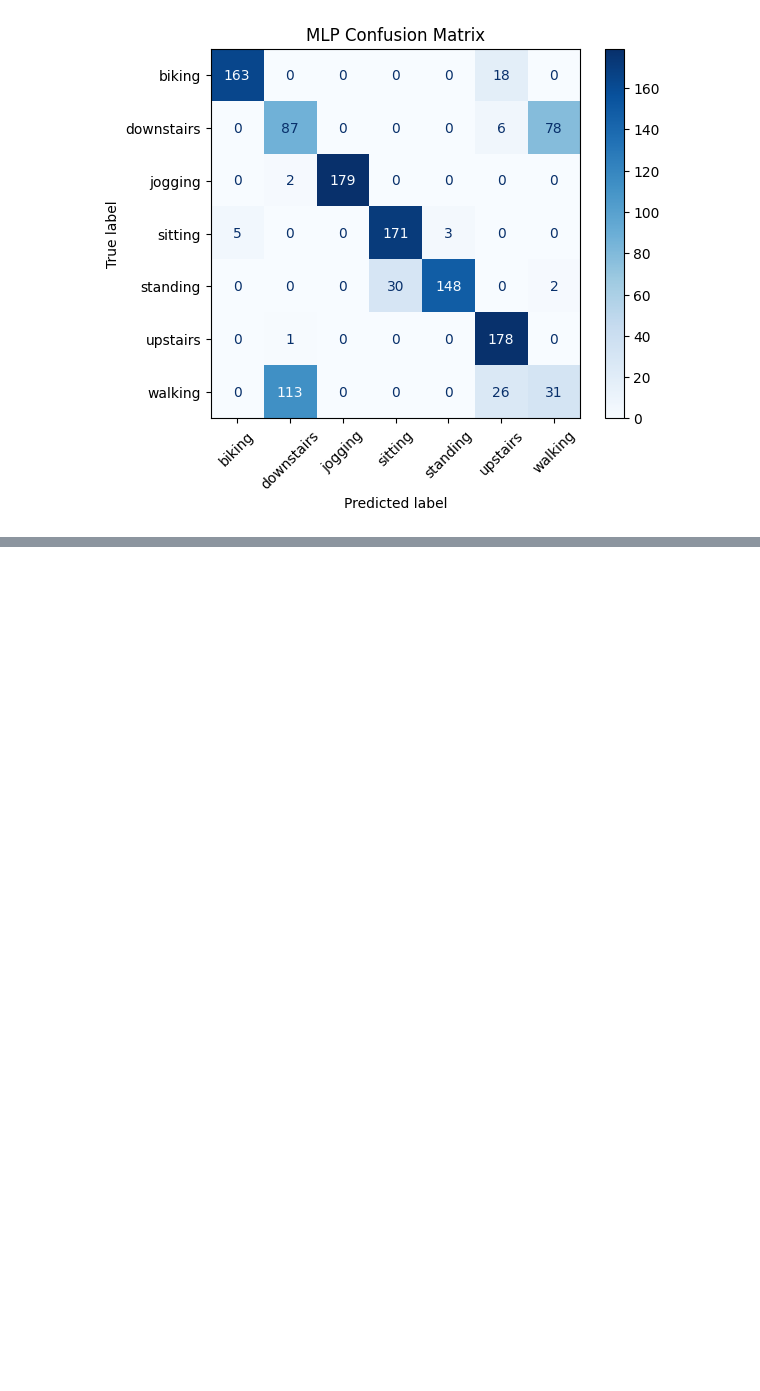
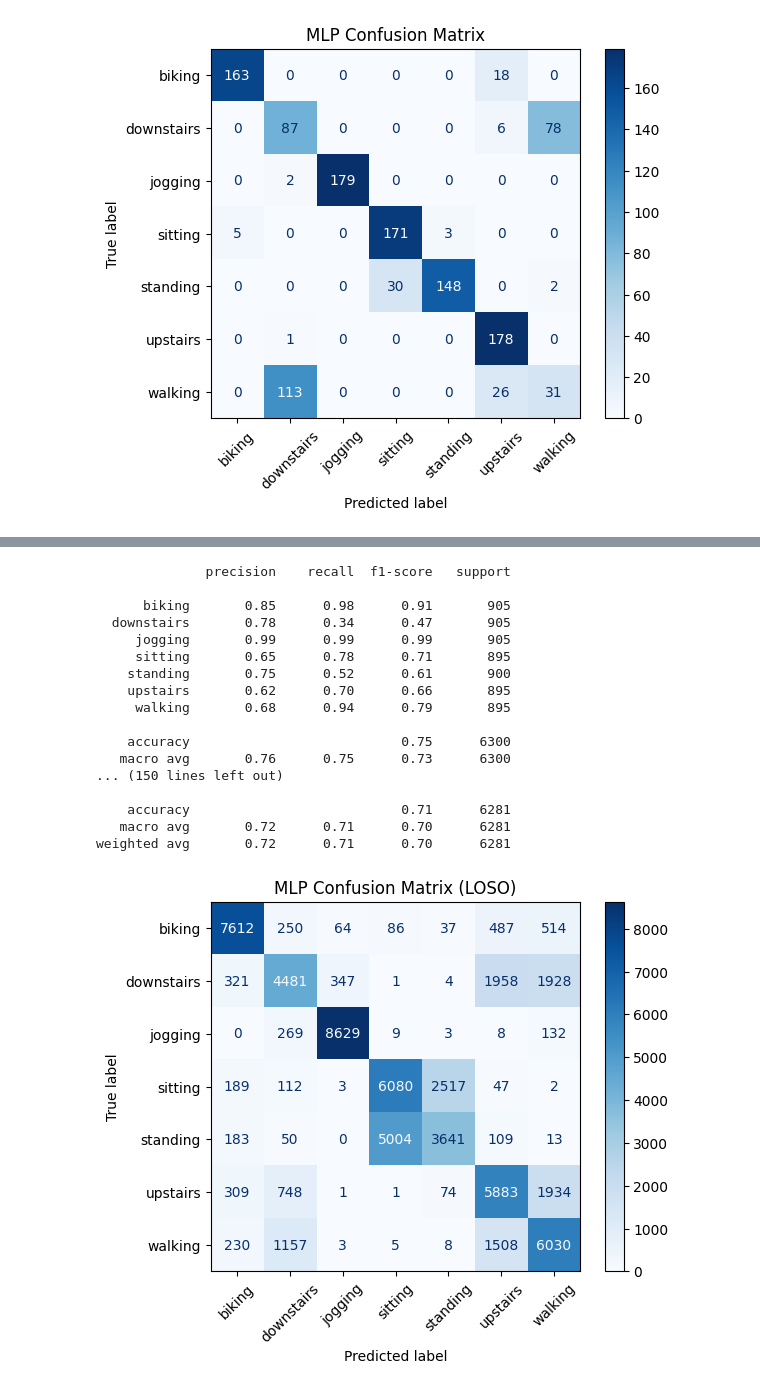
Before and after one commit to GaroGarabetian/Machine-Learning-Projects, a Jupyter notebook: Human Activity Recognition using machine learning and accelerometer/3.modeling_LOSO.ipynb, the cells around one changed output, grey strips where cells are left out. Saved outputs shown, nothing was run; the diff lists cells and outputs as text; code cells hidden in the pictures; blank space fills up the shorter version.

```diff
--- a/Human Activity Recognition using machine learning and accelerometer/3.modeling_LOSO.ipynb
+++ b/Human Activity Recognition using machine learning and accelerometer/3.modeling_LOSO.ipynb
@@ -507,0 +599,68 @@ weighted avg       0.76      0.77      0.76      1241
+# %%
+from sklearn.neural_network import MLPClassifier
+from sklearn.metrics import accuracy_score, classification_report, confusion_matrix, ConfusionMatrixDisplay
+import matplotlib.pyplot as plt
+import numpy as np
+
+# LOSO cross-validation for MLP
+results = []
+all_y_true = []
+all_y_pred = []
+
+for pid in participants:
+    train_df = features_df[features_df['participant'] != pid]
+    test_df = features_df[features_df['participant'] == pid]
+
+    X_train = train_df.drop(['majority_activity', 'participant'], axis=1)
+    y_train = train_df['majority_activity']
+    X_test = test_df.drop(['majority_activity', 'participant'], axis=1)
+    y_test = test_df['majority_activity']
+
+    mlp = MLPClassifier(hidden_layer_sizes=(20, 10), solver='sgd', activation='tanh',
+                        alpha=0.001, momentum=0.95, max_iter=500, random_state=42)
+    mlp.fit(X_train, y_train)
+    y_pred = mlp.predict(X_test)
+
+    all_y_true.extend(y_test)
+    all_y_pred.extend(y_pred)
+
+    acc = accuracy_score(y_test, y_pred)
+    print(classification_report(y_test, y_pred))
+    results.append({'participant': pid, 'accuracy': acc})
+    print(f"Participant {pid} - Accuracy: {acc:.3f}")
+
+mean_acc = np.mean([r['accuracy'] for r in results])
+print(f"\nMean LOSO MLP Accuracy: {mean_acc:.3f}")
+# Predict and evaluate
+y_pred = mlp.predict(X_test)
+mlp_acc = accuracy_score(y_test, y_pred)
+print(f"MLP Test Accuracy: {mlp_acc:.3f}")
+print(classification_report(y_test, y_pred))
+
+# Confusion matrix for all predictions
+class_names = sorted(list(set(all_y_true) | set(all_y_pred)))
+cm = confusion_matrix(all_y_true, all_y_pred, labels=class_names)
+disp = ConfusionMatrixDisplay(confusion_matrix=cm, display_labels=class_names)
+disp.plot(cmap=plt.cm.Blues)
+plt.title("MLP Confusion Matrix (LOSO)")
+plt.xticks(rotation=45)
+plt.show()
+# %% [output]
+              precision    recall  f1-score   support
+
+      biking       0.85      0.98      0.91       905
+  downstairs       0.78      0.34      0.47       905
+     jogging       0.99      0.99      0.99       905
+     sitting       0.65      0.78      0.71       895
+    standing       0.75      0.52      0.61       900
+    upstairs       0.62      0.70      0.66       895
+     walking       0.68      0.94      0.79       895
+
+    accuracy                           0.75      6300
+   macro avg       0.76      0.75      0.73      6300
+... (150 lines left out)
+
+    accuracy                           0.71      6281
+   macro avg       0.72      0.71      0.70      6281
+weighted avg       0.72      0.71      0.70      6281
+[figure, added]
```
Also changed, not shown: parts of 13 cells of this notebook, 7 other files.
